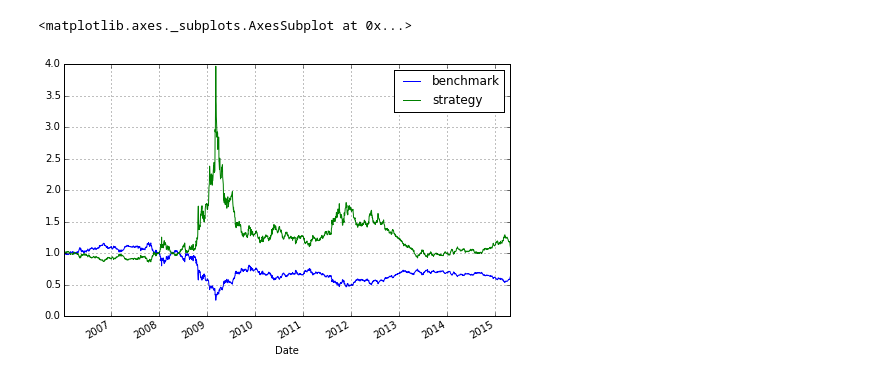
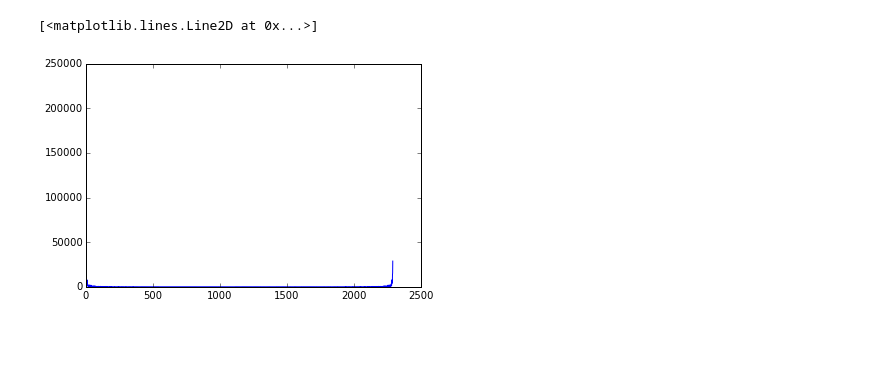
Before and after one commit to twistedogic/ipy, a Jupyter notebook: python/test.ipynb, the cells around one changed output. Drawn from its saved outputs; the diff is of its cells as text; code cells hidden in the pictures; blank space fills up the shorter version.

```diff
--- a/python/test.ipynb
+++ b/python/test.ipynb
@@ -64,7 +66,6 @@ dtype: int64
-# %%
-
-data['strategy'] = data['Regime'].shift(1)* data['benchmark']
-data[['benchmark', 'strategy']].cumsum().apply(np.exp).plot(grid=True,figsize=(8, 5))
-# %% [output]
-<matplotlib.axes._subplots.AxesSubplot at 0x...>
-[figure, removed]
+# %%
+ff = fft(data['Close'])
+plt.plot(np.abs(ff))
+# %% [output]
+[<matplotlib.lines.Line2D at 0x...>]
+[figure, added]
```
Also changed, not shown: parts of 6 cells of this notebook.
